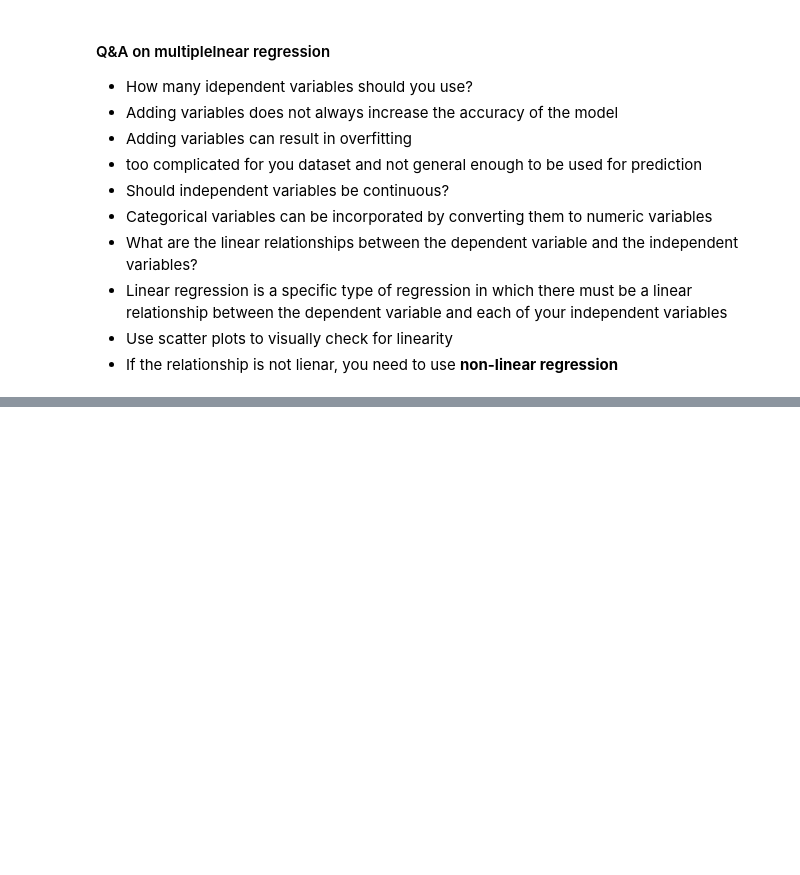
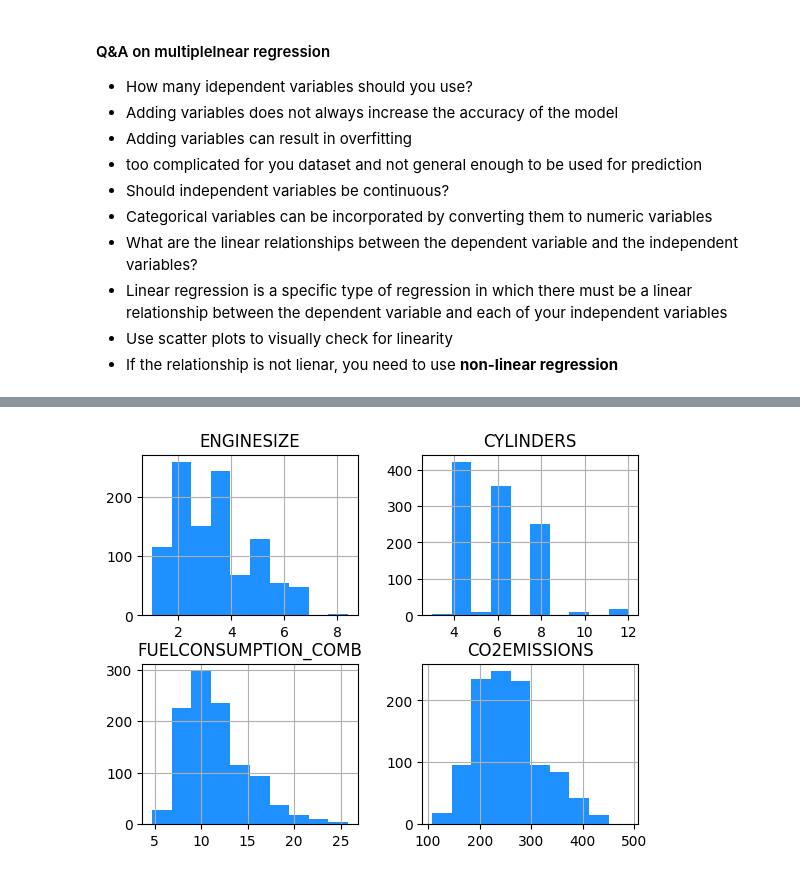
Before and after one commit to PaulToronto/IBM---AI-Engineering-Professional-Certificate, a Jupyter notebook: 1_2_Regression.ipynb, the cells around one changed output, grey strips where cells are left out. Drawn from its saved outputs; the diff is of its cells as text; code cells hidden in the pictures; blank space fills up the shorter version.

```diff
--- a/1_2_Regression.ipynb
+++ b/1_2_Regression.ipynb
@@ -369,0 +392,7 @@ $$
+# %%
+data_url = 'https://cf-courses-data.s3.us.cloud-object-storage.appdomain.cloud/'
+data_url += 'IBMDeveloperSkillsNetwork-ML0101EN-SkillsNetwork/'
+data_url += 'labs/Module%202/data/FuelConsumptionCo2.csv'
+
+df = pd.read_csv(data_url)
+df
@@ -369,0 +448,4 @@ $$
+# %%
+# a subset of the data
+cdf = df[['ENGINESIZE', 'CYLINDERS', 'FUELCONSUMPTION_COMB', 'CO2EMISSIONS']]
+cdf.head(9)
@@ -369,0 +463,4 @@ $$
+# %%
+cdf.hist(color='dodgerblue');
+# %% [output]
+[figure, added]
```
Also changed, not shown: parts of 32 cells of this notebook.
